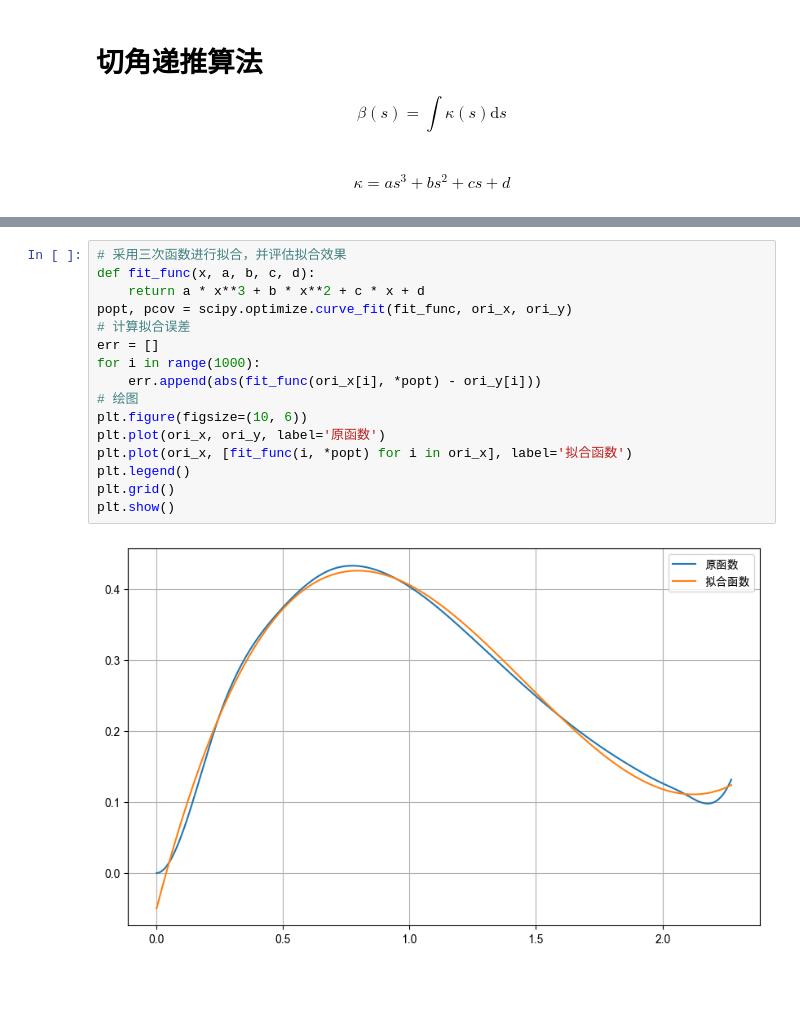
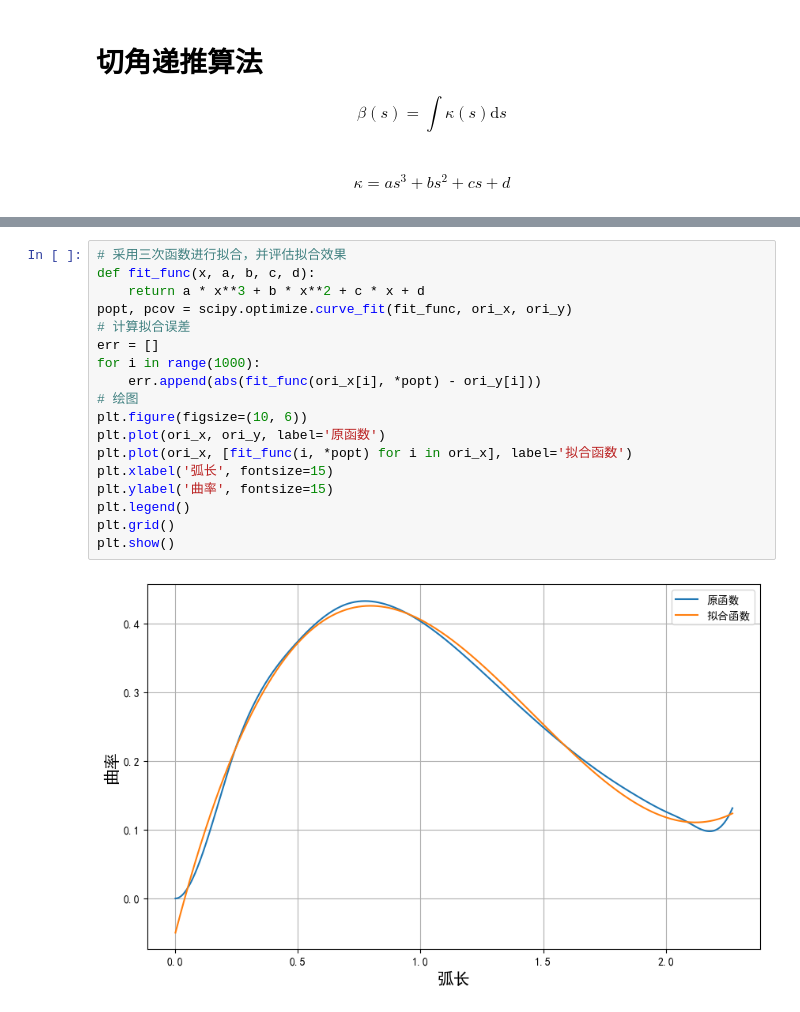
Before and after one commit to JesterHey/2024------, a Jupyter notebook: q3.ipynb, the cells around one changed output, grey strips where cells are left out. Drawn from its saved outputs; the diff is of its cells as text; blank space fills up the shorter version.

```diff
--- a/q3.ipynb
+++ b/q3.ipynb
@@ -186,21 +190,23 @@ plt.show()
 # %%
 # 采用三次函数进行拟合，并评估拟合效果
 def fit_func(x, a, b, c, d):
     return a * x**3 + b * x**2 + c * x + d
 popt, pcov = scipy.optimize.curve_fit(fit_func, ori_x, ori_y)
 # 计算拟合误差
 err = []
 for i in range(1000):
     err.append(abs(fit_func(ori_x[i], *popt) - ori_y[i]))
 # 绘图
 plt.figure(figsize=(10, 6))
 plt.plot(ori_x, ori_y, label='原函数')
 plt.plot(ori_x, [fit_func(i, *popt) for i in ori_x], label='拟合函数')
+plt.xlabel('弧长', fontsize=15)
+plt.ylabel('曲率', fontsize=15)
 plt.legend()
 plt.grid()
 plt.show()
 # %% [output]
-[figure, old version]
+[figure, new version]
 # %%
 # 输出拟合参数
 print(popt)
```
Also changed, not shown: parts of 6 cells of this notebook, 1 other file.
